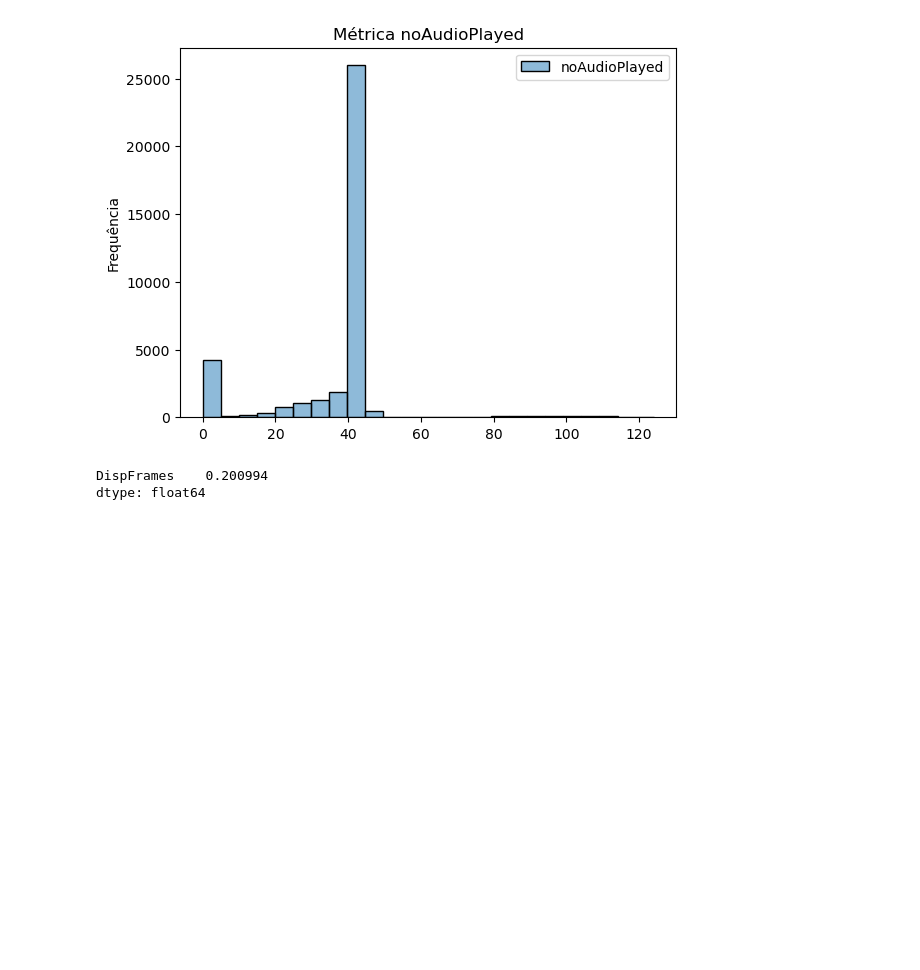
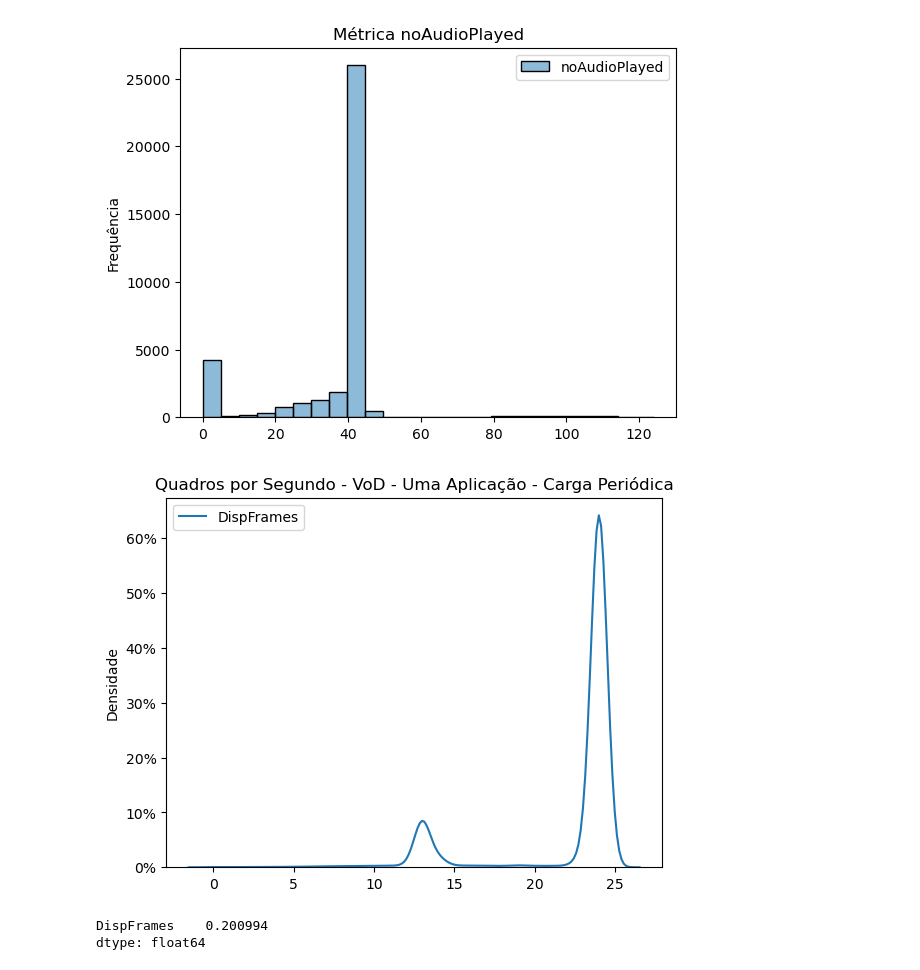
Before and after one commit to DaviVilarinho/ic-intervalo-qos, a Jupyter notebook: 2024_replication-histogram.ipynb, the cells around one changed output. Cells and saved outputs as stored; diff of their text form; code cells hidden in the pictures; blank space fills up the shorter version.

```diff
--- a/2024_replication-histogram.ipynb
+++ b/2024_replication-histogram.ipynb
@@ -29,6 +29,23 @@ trace = 'VoD-SingleApp-PeriodicLoad'
 y_metric = 'DispFrames'
 
 x, y_video = parse_traces(trace, y_metric, ['X_cluster.csv', 'X_flow.csv', 'X_port.csv'])
+# %%
+import numpy as np
+import matplotlib.pyplot as plt
+
+import seaborn as sns
+import numpy as np
+
+from matplotlib.ticker import FuncFormatter
+
+plt.title('Quadros por Segundo - VoD - Uma Aplicação - Carga Periódica')
+plt.ylabel('Densidade')
+
+sns.kdeplot(y_video)
+plt.gca().yaxis.set_major_formatter(FuncFormatter(lambda y, _: '{:.0%}'.format(y)))
+plt.show()
+# %% [output]
+[figure, added]
 # %%
 
 (y_video).mean()
```
Also changed, not shown: parts of 1 cell of this notebook, 6 other files.
